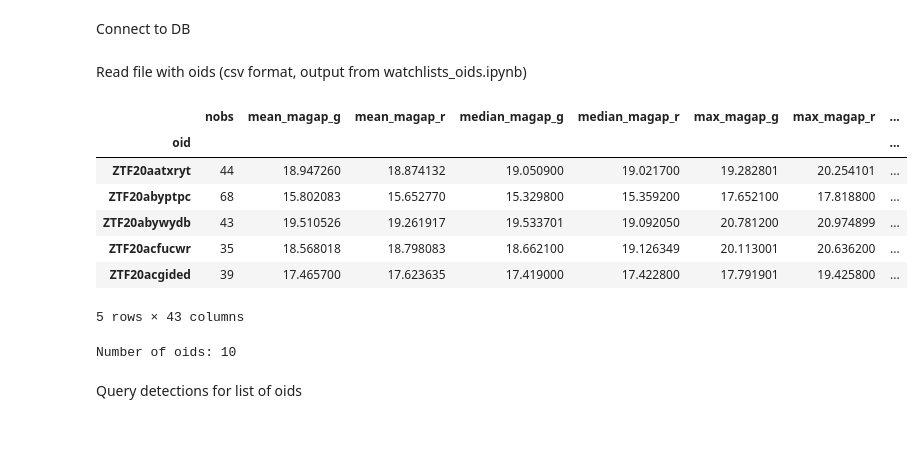
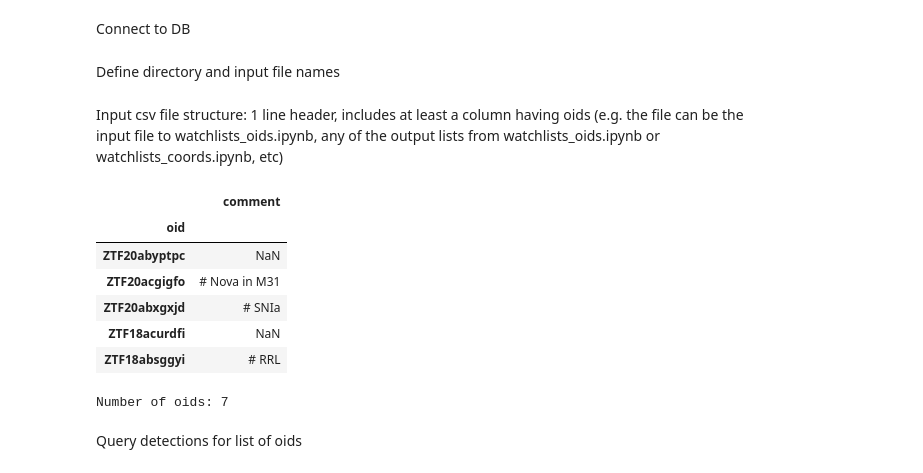
Before and after one commit to alercebroker/watchlists_examples, a Jupyter notebook: watchlists_oids_lc.ipynb, the cells around one changed output. Cells and saved outputs as stored; diff of their text form; code cells hidden in the pictures; blank space fills up the shorter version.

```diff
--- a/watchlists_oids_lc.ipynb
+++ b/watchlists_oids_lc.ipynb
@@ -207,27 +207,33 @@ with open(credentials_file) as jsonfile:
 
 conn = psycopg2.connect(dbname=params['dbname'], user=params['user'], host=params['host'],
                         password=params['password'])
-# %% [markdown]
-Read file with oids (csv format, output from watchlists_oids.ipynb)
+# %% [markdown]
+Define directory and input file names
+# %%
+dir_watchlists = 'example_tables/' # can be changed to preferred directory
+namefil = dir_watchlists+'sources_example.csv' # can be changed to preferred file
+
+#dir_watchlists_out = 'out/' # can be changed to preferred directory
+#namefil = dir_watchlists_out+'sources_example_out_2020-11-27T19_32_31.000_last10days.csv' # can be changed to preferred file
+#namefil = dir_watchlists_out+'coords_example_out_2020-11-27T15_54_30.000_last10days.csv' # can be changed to preferred file
+# %% [markdown]
+Input csv file structure: 1 line header, includes at least a column having oids (e.g. the file can be the input file to watchlists_oids.ipynb, any of the output lists from watchlists_oids.ipynb or watchlists_coords.ipynb, etc)
 # %%
-dir_watchlists = '/home/ammunoz1/Desktop/Astro2020/ALeRCE/Watchlists/'
-namefil = dir_watchlists+'out/sources_out_2020-11-16T17_20_03.000.csv'
-
 objs = pd.read_csv(namefil, sep=',', skip_blank_lines=True)
+objs['oid'] = objs['oid'].str.replace(' ', '') # remove any space in oid
 objs.set_index('oid', inplace=True)
 
 display(objs.head())
 print('Number of oids:', len(objs))
 # %% [output]
-|  | nobs | mean_magap_g | mean_magap_r | median_magap_g | median_magap_r | max_magap_g | max_magap_r | ... |
-| oid |  |  |  |  |  |  |  | ... |
-| ZTF20aatxryt | 44 | 18.947260 | 18.874132 | 19.050900 | 19.021700 | 19.282801 | 20.254101 | ... |
-| ZTF20abyptpc | 68 | 15.802083 | 15.652770 | 15.329800 | 15.359200 | 17.652100 | 17.818800 | ... |
-| ZTF20abywydb | 43 | 19.510526 | 19.261917 | 19.533701 | 19.092050 | 20.781200 | 20.974899 | ... |
-| ZTF20acfucwr | 35 | 18.568018 | 18.798083 | 18.662100 | 19.126349 | 20.113001 | 20.636200 | ... |
-| ZTF20acgided | 39 | 17.465700 | 17.623635 | 17.419000 | 17.422800 | 17.791901 | 19.425800 | ... |
+|  | comment |
+| oid |  |
+| ZTF20abyptpc | NaN |
+| ZTF20acgigfo | # Nova in M31 |
+| ZTF20abxgxjd | # SNIa |
+| ZTF18acurdfi | NaN |
+| ZTF18absggyi | # RRL |
-5 rows × 43 columns
+Number of oids: 7
-Number of oids: 10
 # %% [markdown]
 Query detections for list of oids
 # %%
```
Also changed, not shown: parts of 8 cells of this notebook.
